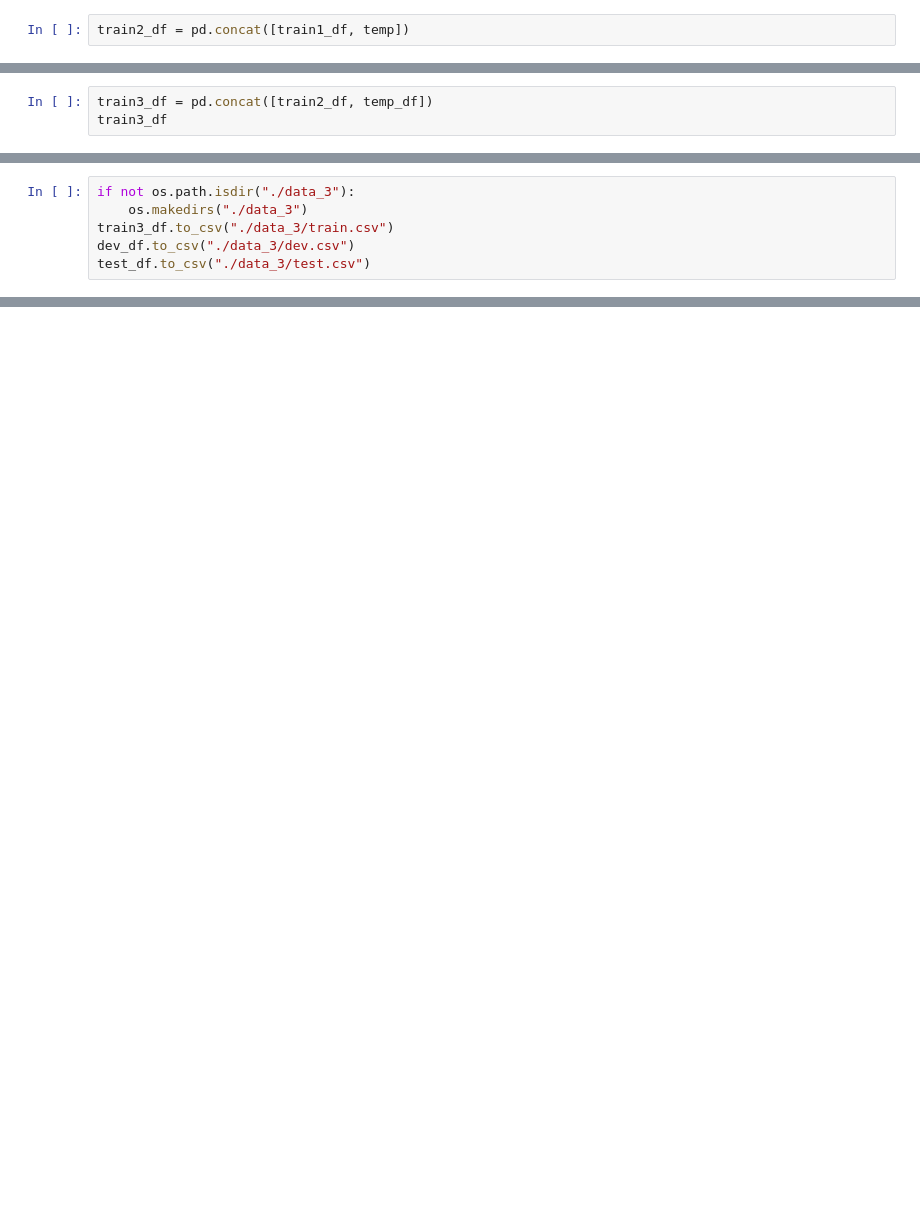
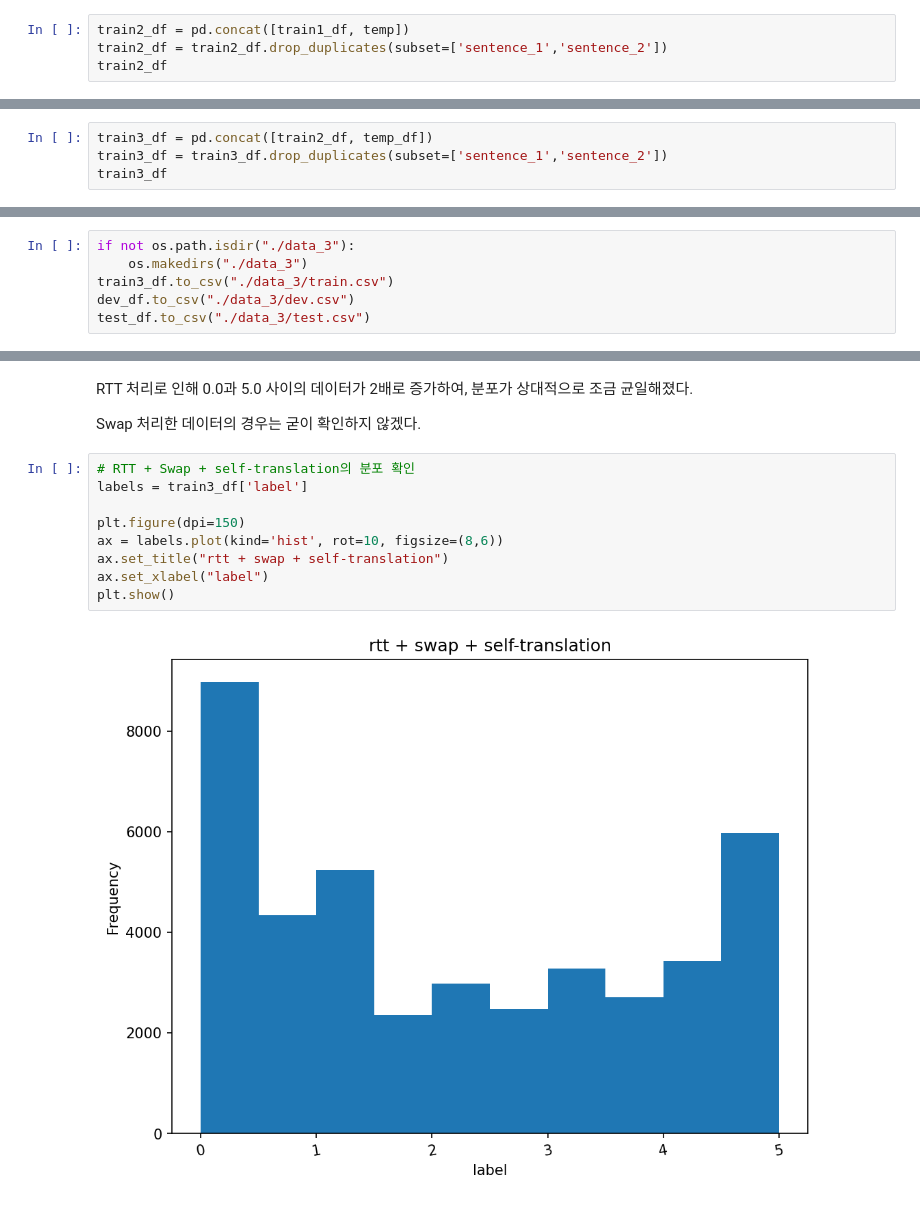
Before and after one commit to boostcampaitech5/level1_semantictextsimilarity-nlp-07, a Jupyter notebook: DA.ipynb, the cells around one changed output, grey strips where cells are left out. Saved outputs shown, nothing was run; the diff lists cells and outputs as text; blank space fills up the shorter version.

```diff
--- a/DA.ipynb
+++ b/DA.ipynb
@@ -468,2 +490,4 @@ temp
 # %%
 train2_df = pd.concat([train1_df, temp])
+train2_df = train2_df.drop_duplicates(subset=['sentence_1','sentence_2'])
+train2_df
@@ -493,3 +562,4 @@ temp_df
 # %%
 train3_df = pd.concat([train2_df, temp_df])
+train3_df = train3_df.drop_duplicates(subset=['sentence_1','sentence_2'])
 train3_df
@@ -501,0 +691,15 @@ test_df.to_csv("./data_3/test.csv")
+# %% [markdown]
+RTT 처리로 인해 0.0과 5.0 사이의 데이터가 2배로 증가하여, 분포가 상대적으로 조금 균일해졌다.
+
+Swap 처리한 데이터의 경우는 굳이 확인하지 않겠다.
+# %%
+# RTT + Swap + self-translation의 분포 확인
+labels = train3_df['label']
+
+plt.figure(dpi=150)
+ax = labels.plot(kind='hist', rot=10, figsize=(8,6))
+ax.set_title("rtt + swap + self-translation")
+ax.set_xlabel("label")
+plt.show()
+# %% [output]
+[figure, added]
```
Also changed, not shown: parts of 25 cells of this notebook, 2 other files.
